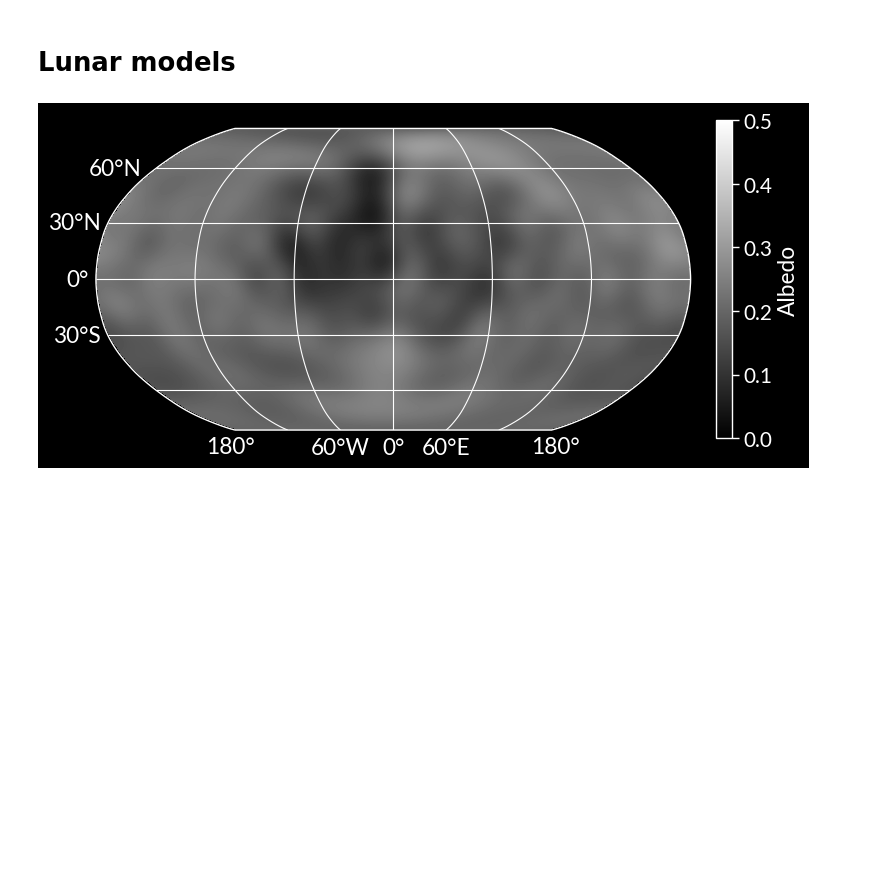
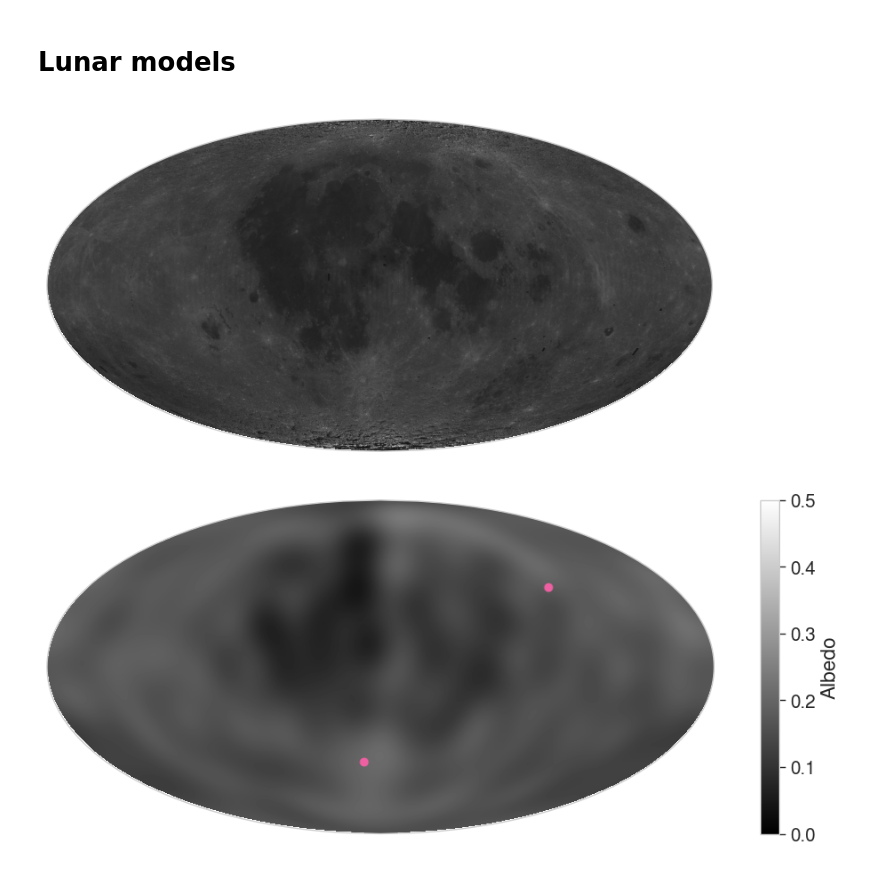
Before and after one commit to DominikStiller/tudelft-hpb-project, a Jupyter notebook: analysis/figures_paper.ipynb, the cells around one changed output. Saved outputs shown, nothing was run; the diff lists cells and outputs as text; code cells hidden in the pictures; blank space fills up the shorter version.

```diff
--- a/analysis/figures_paper.ipynb
+++ b/analysis/figures_paper.ipynb
@@ -124,16 +138,37 @@ plot_all_accelerations_magnitude()
 Want to only consider accelerations much larger than RP which significantly determine orbit over 2.5 day arc.
 # %% [markdown]
 # Lunar models
-# %%
-def plot_albedo_map():
-    albedo_map = np.load("../private/dlam1.npy")
-
-    fig, ax = plt.subplots(figsize=(8, 5), tight_layout=True, subplot_kw=dict(projection=ccrs.Robinson(globe=moon_globe)))
-
-    im = ax.imshow(albedo_map, transform=ccrs.PlateCarree(globe=moon_globe), extent=(-180, 180, -90, 90), cmap="gray", vmin=0, vmax=0.5)
-    fig.colorbar(im, ax=ax, label="Albedo", fraction=0.025, pad=0.04)
-    ax.gridlines(draw_labels=["bottom", "left"], crs=ccrs.PlateCarree(globe=moon_globe))
-
-plot_albedo_map()
-# %% [output]
-[figure, removed]
+# %%
+def tf_mosaic(dist):
+    dist = dist.astype(np.double)
+    dist -= 1
+    dist /= 255
+    dist = dist * (0.5 - 0.048) + 0.048
+    return dist
+# %%
+def plot_albedo_map():
+    fig = plt.figure(figsize=(9, 4), constrained_layout=True)
+    gs = matplotlib.gridspec.GridSpec(1, 2, figure=fig, width_ratios=[7, 0.92], wspace=0.1)
+    ax = fig.add_subplot(gs[0], projection=ccrs.Mollweide(globe=moon_globe))
+    cax = fig.add_subplot(gs[1])
+    dist = tf_mosaic(imread("files/albedo.jpg"))
+
+    ax.imshow(dist, transform=ccrs.PlateCarree(globe=moon_globe), extent=(-180, 180, -90, 90), cmap="gray", vmin=0, vmax=0.5)
+    # ax.gridlines(draw_labels=["bottom", "left"], crs=ccrs.PlateCarree(globe=moon_globe))
+    cax.set_axis_off()
+    save_plot(plots_folder, "lunar_map_photo")
+
+    fig = plt.figure(figsize=(9, 4), constrained_layout=True)
+    gs = matplotlib.gridspec.GridSpec(1, 2, figure=fig, width_ratios=[7, 0.2], wspace=0.1)
+    ax = fig.add_subplot(gs[0], projection=ccrs.Mollweide(globe=moon_globe))
+    cax = fig.add_subplot(gs[1])
+    dist = np.load("../private/dlam1.npy")
+    im = ax.imshow(dist, transform=ccrs.PlateCarree(globe=moon_globe), extent=(-180, 180, -90, 90), cmap="gray", vmin=0, vmax=0.5)
+    fig.colorbar(im, cax=cax, label="Albedo", use_gridspec=True)
+    ax.scatter([-11, 103], [-43, 36], marker="o", c="C3", s=40, transform=ccrs.PlateCarree(globe=moon_globe))
+    save_plot(plots_folder, "lunar_map_dlam1")
+
+plot_albedo_map()
+# %% [output]
+[figure, added]
+[figure, added]
```
Also changed, not shown: parts of 25 cells of this notebook, 32 other files.
